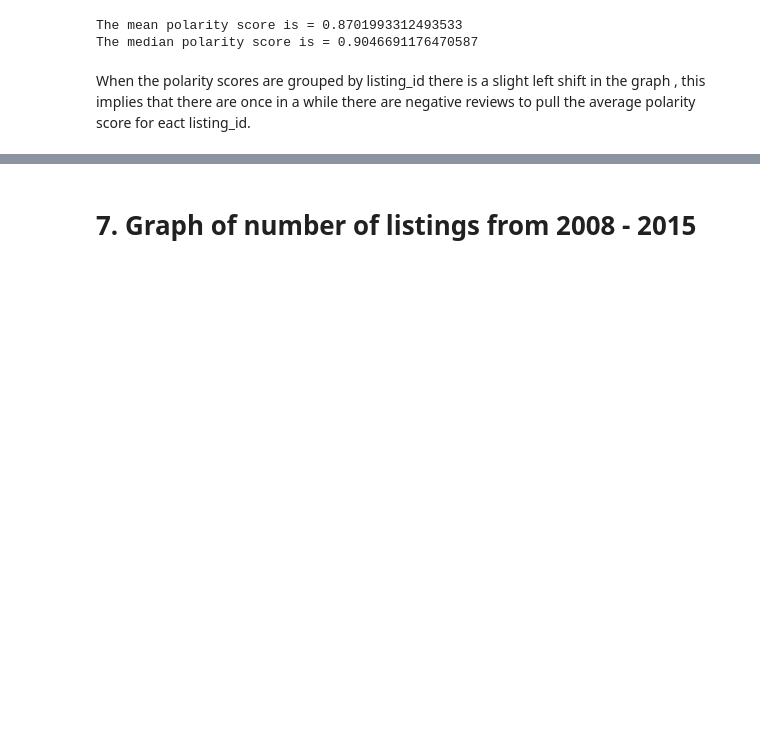
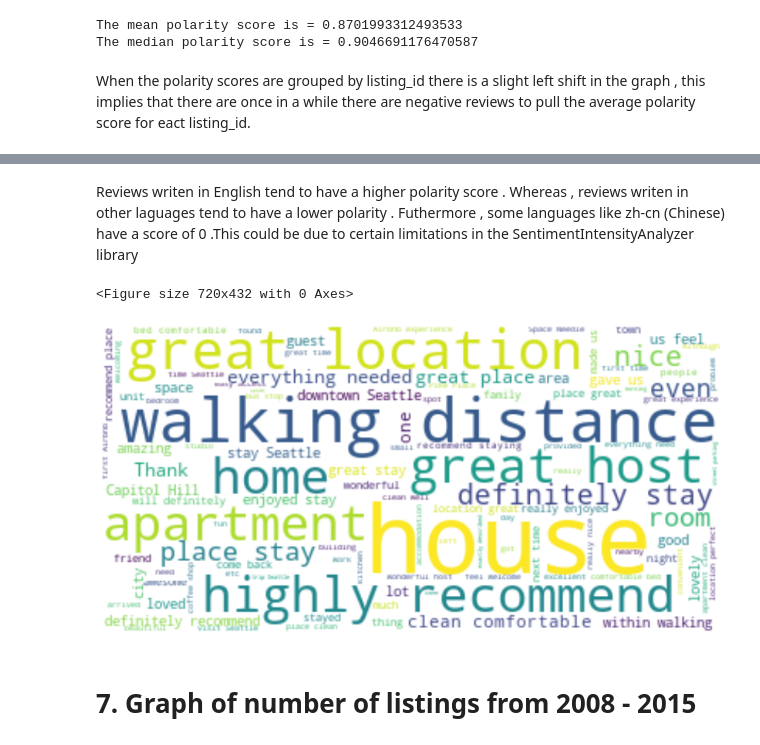
Before and after one commit to CaedenZ/CZ1015miniproject, a Jupyter notebook: AirBnB_Seattle.ipynb, the cells around one changed output, grey strips where cells are left out. Cells and saved outputs as stored; diff of their text form; code cells hidden in the pictures; blank space fills up the shorter version.

Commit message:
added word cloud and language detect

```diff
--- a/main.ipynb
+++ b/AirBnB_Seattle.ipynb
@@ -386,3 +386,18 @@ The mean polarity score is = 0.8701993312493533
 The median polarity score is = 0.9046691176470587
 # %% [markdown]
 When the polarity scores are grouped by listing_id there is a slight left shift in the graph , this implies that there are once in a while there are negative reviews to pull the average polarity score for eact listing_id.
+# %%
+from langdetect import detect
+
+# to improve the speed of the code
+# we will scale down the dataframe
+df_comments_sample = df_comments.sample(3000)
+
+for index, row in df_comments_sample['comments'].iteritems():
+    try:
+        lang = detect(row) # detecting each row
+        df_comments_sample.loc[index, 'language_used'] = lang
+    except:
+        df_comments_sample.loc[index, 'language_used'] = 'Error'
+
+df_comments_sample.language_used.unique()
@@ -389,3 +440,21 @@ When the polarity scores are grouped by listing_id there is a slight left shift
+# %% [markdown]
+Reviews writen in English tend to have a higher polarity score . Whereas , reviews writen in other laguages tend to have a lower polarity . Futhermore , some languages like zh-cn (Chinese) have a score of 0 .This could be due to certain limitations in the SentimentIntensityAnalyzer library
+# %%
+# Cutting the dataframe by half will make the function run faster
+filtered_reviews = reviews.sample(40000)
+concatenatedReviews = " ".join(str(row) for row in filtered_reviews['comments'])
+# # Generate a word cloud image:
+wordCloud = WordCloud(max_words=200, background_color="white").generate(concatenatedReviews)
+
+plt.figure(figsize=(10,6))
+plt.figure(figsize=(15,10))
+
+plt.imshow(wordCloud, interpolation='Bilinear')
+plt.axis("off")
+plt.show()
+# %% [output]
+<Figure size 720x432 with 0 Axes>
+[figure, added]
 # %% [markdown]
 # 7. Graph of number of listings from 2008 - 2015
 # %%
```
Also changed, not shown: parts of 10 cells of this notebook.
